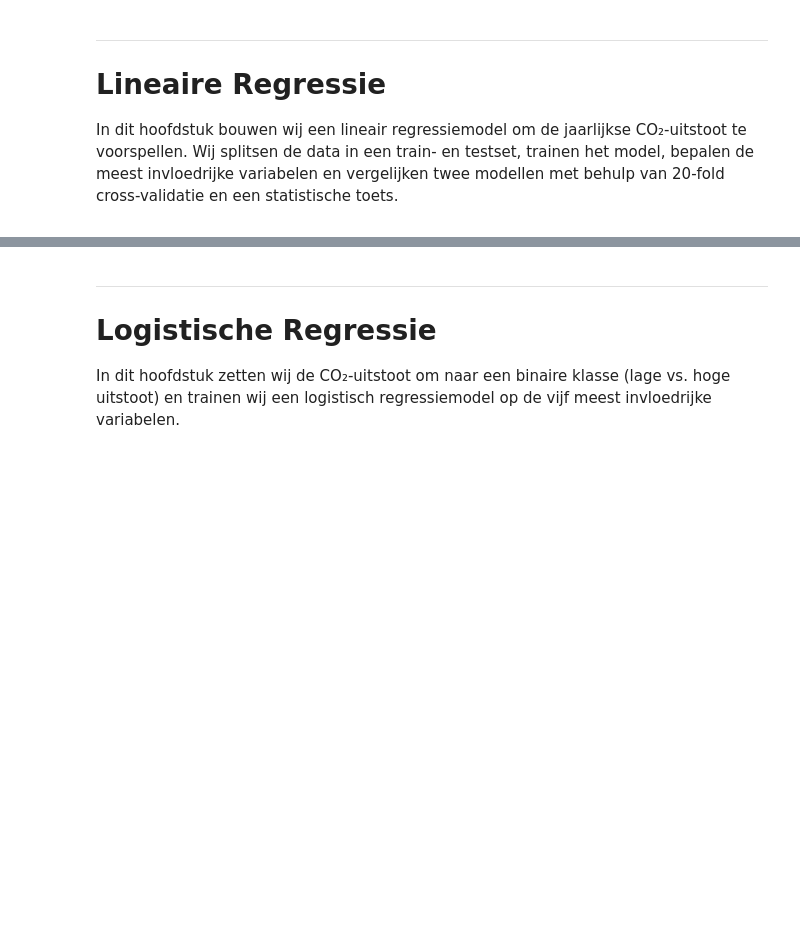
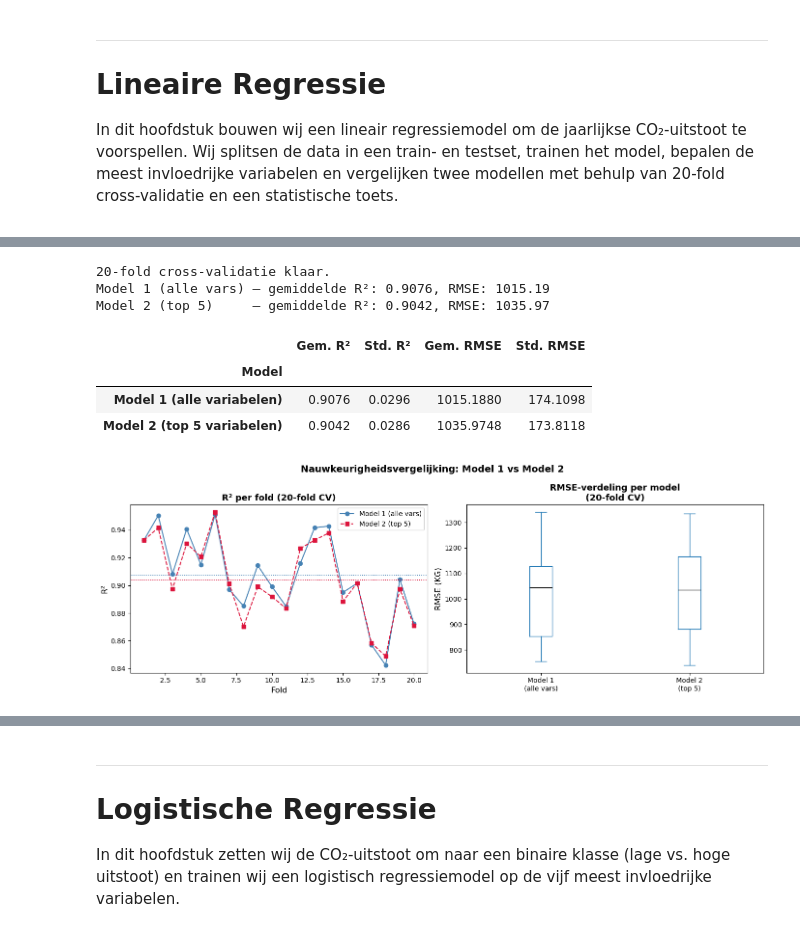
Before and after one commit to EchoinSilences/WiskundePortfolioHHS, a Jupyter notebook: Onderzoek.ipynb, the cells around one changed output, grey strips where cells are left out. Drawn from its saved outputs; the diff is of its cells as text; code cells hidden in the pictures; blank space fills up the shorter version.

```diff
--- a/Onderzoek.ipynb
+++ b/Onderzoek.ipynb
@@ -529,10 +595,88 @@ In dit hoofdstuk bouwen wij een lineair regressiemodel om de jaarlijkse CO₂-ui
 # Model 1: met alle variabelen
 # Model 2: met de vijf meest invloedrijke variabelen
 # Gebruik hiervoor 20-fold cross-validatie.
+
+kf = KFold(n_splits=20, shuffle=True, random_state=42)
+
+scores_m1_r2, scores_m1_rmse = [], []
+scores_m2_r2, scores_m2_rmse = [], []
+
+for train_idx, val_idx in kf.split(X):
+    # Model 1: alle variabelen
+    X_tr, X_val = X.iloc[train_idx], X.iloc[val_idx]
+    y_tr, y_val = y.iloc[train_idx], y.iloc[val_idx]
+
+    m1 = LinearRegression().fit(X_tr, y_tr)
+    p1 = m1.predict(X_val)
+    scores_m1_r2.append(r2_score(y_val, p1))
+    scores_m1_rmse.append(root_mean_squared_error(y_val, p1))
+
+    # Model 2: top 5 variabelen
+    m2 = LinearRegression().fit(X_tr[top5_vars], y_tr)
+    p2 = m2.predict(X_val[top5_vars])
+    scores_m2_r2.append(r2_score(y_val, p2))
+    scores_m2_rmse.append(root_mean_squared_error(y_val, p2))
+
+scores_m1_r2   = np.array(scores_m1_r2)
+scores_m1_rmse = np.array(scores_m1_rmse)
+scores_m2_r2   = np.array(scores_m2_r2)
+scores_m2_rmse = np.array(scores_m2_rmse)
+
+print("20-fold cross-validatie klaar.")
+print(f"Model 1 (alle vars) — gemiddelde R²: {scores_m1_r2.mean():.4f}, RMSE: {scores_m1_rmse.mean():.2f}")
+print(f"Model 2 (top 5)     — gemiddelde R²: {scores_m2_r2.mean():.4f}, RMSE: {scores_m2_rmse.mean():.2f}")
+# %% [output]
+20-fold cross-validatie klaar.
+Model 1 (alle vars) — gemiddelde R²: 0.9076, RMSE: 1015.19
+Model 2 (top 5)     — gemiddelde R²: 0.9042, RMSE: 1035.97
 # %%
 # Python: Gebruik de gekozen metric om de nauwkeurigheid van beide modellen te kwantificeren.
+# Wij rapporteren zowel R² (verklaarde variantie) als RMSE (gemiddelde afwijking in KG).
+
+resultaten_cv = pd.DataFrame({
+    'Model': ['Model 1 (alle variabelen)', 'Model 2 (top 5 variabelen)'],
+    'Gem. R²':   [scores_m1_r2.mean(),   scores_m2_r2.mean()],
+    'Std. R²':   [scores_m1_r2.std(),    scores_m2_r2.std()],
+    'Gem. RMSE': [scores_m1_rmse.mean(), scores_m2_rmse.mean()],
+    'Std. RMSE': [scores_m1_rmse.std(),  scores_m2_rmse.std()],
+}).set_index('Model')
+
+display(resultaten_cv.round(4))
+# %% [output]
+|  | Gem. R² | Std. R² | Gem. RMSE | Std. RMSE |
+| Model |  |  |  |  |
+| Model 1 (alle variabelen) | 0.9076 | 0.0296 | 1015.1880 | 174.1098 |
+| Model 2 (top 5 variabelen) | 0.9042 | 0.0286 | 1035.9748 | 173.8118 |
 # %%
 # Python: Maak de geschikte plotjes om het verschil in nauwkeurigheid tussen de twee modellen te visualiseren.
+
+fig, axes = plt.subplots(1, 2, figsize=(14, 5))
+
+# ── R² per fold ───────────────────────────────────────────────────────────────
+folds = np.arange(1, 21)
+axes[0].plot(folds, scores_m1_r2, marker='o', label='Model 1 (alle vars)', color='steelblue')
+axes[0].plot(folds, scores_m2_r2, marker='s', label='Model 2 (top 5)', color='crimson', linestyle='--')
+axes[0].axhline(scores_m1_r2.mean(), color='steelblue', linewidth=1, linestyle=':')
+axes[0].axhline(scores_m2_r2.mean(), color='crimson',   linewidth=1, linestyle=':')
+axes[0].set_xlabel('Fold', fontsize=12)
+axes[0].set_ylabel('R²', fontsize=12)
+axes[0].set_title('R² per fold (20-fold CV)', fontsize=13, fontweight='bold')
+axes[0].legend(fontsize=10)
+
+# ── RMSE boxplot ──────────────────────────────────────────────────────────────
+rmse_data = pd.DataFrame({
+    'Model 1\n(alle vars)': scores_m1_rmse,
+    'Model 2\n(top 5)':     scores_m2_rmse
+})
+rmse_data.plot.box(ax=axes[1], color={'medians': 'black'})
+axes[1].set_ylabel('RMSE (KG)', fontsize=12)
+axes[1].set_title('RMSE-verdeling per model\n(20-fold CV)', fontsize=13, fontweight='bold')
+
+plt.suptitle('Nauwkeurigheidsvergelijking: Model 1 vs Model 2', fontsize=14, fontweight='bold')
+plt.tight_layout()
+plt.show()
+# %% [output]
+[figure, added]
 # %%
 # Python: Gebruik toetsende statistiek en de resultaten van de 20-fold cross-validatie
 # om te onderzoeken welk model significant beter is.
```
Also changed, not shown: parts of 5 cells of this notebook.
